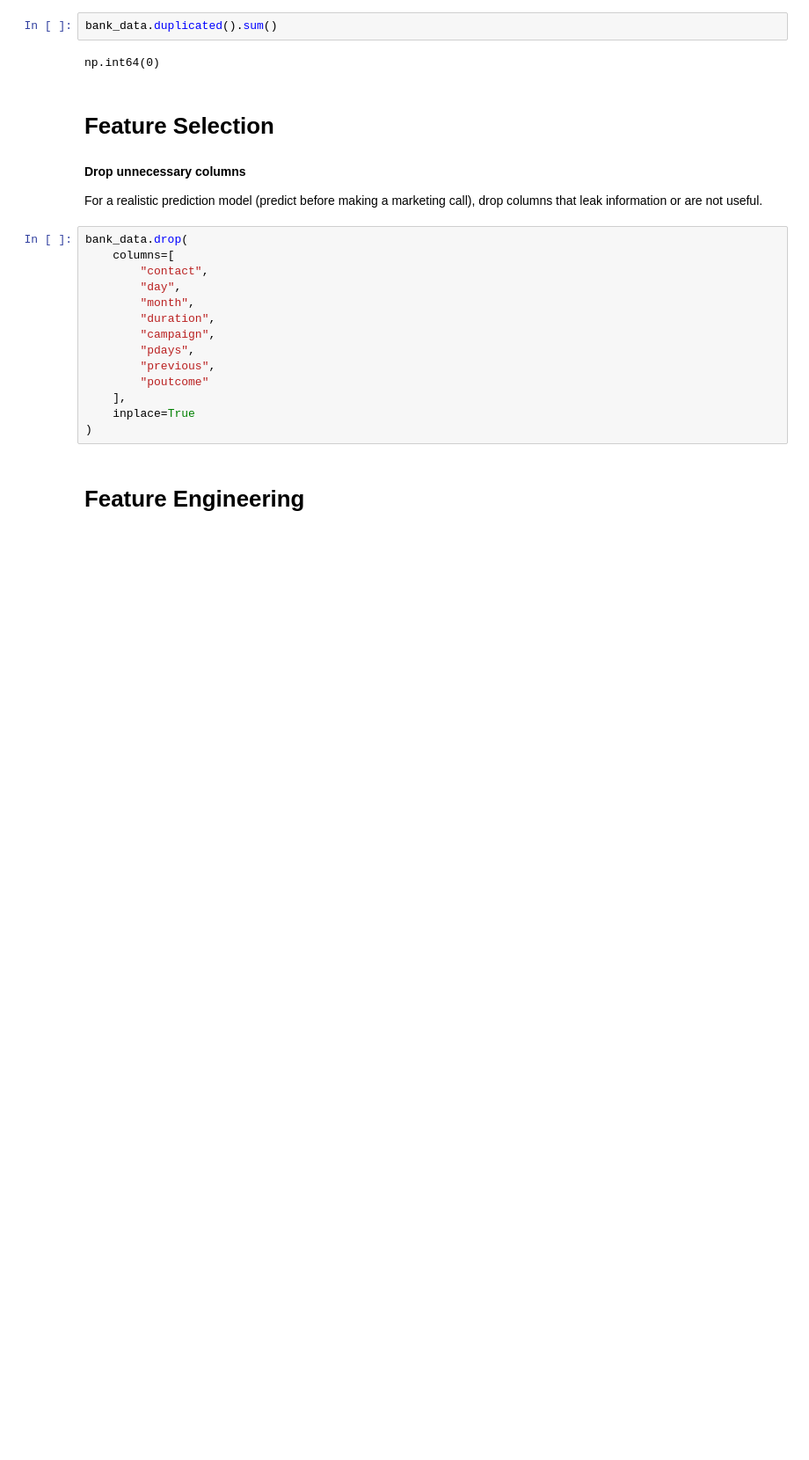
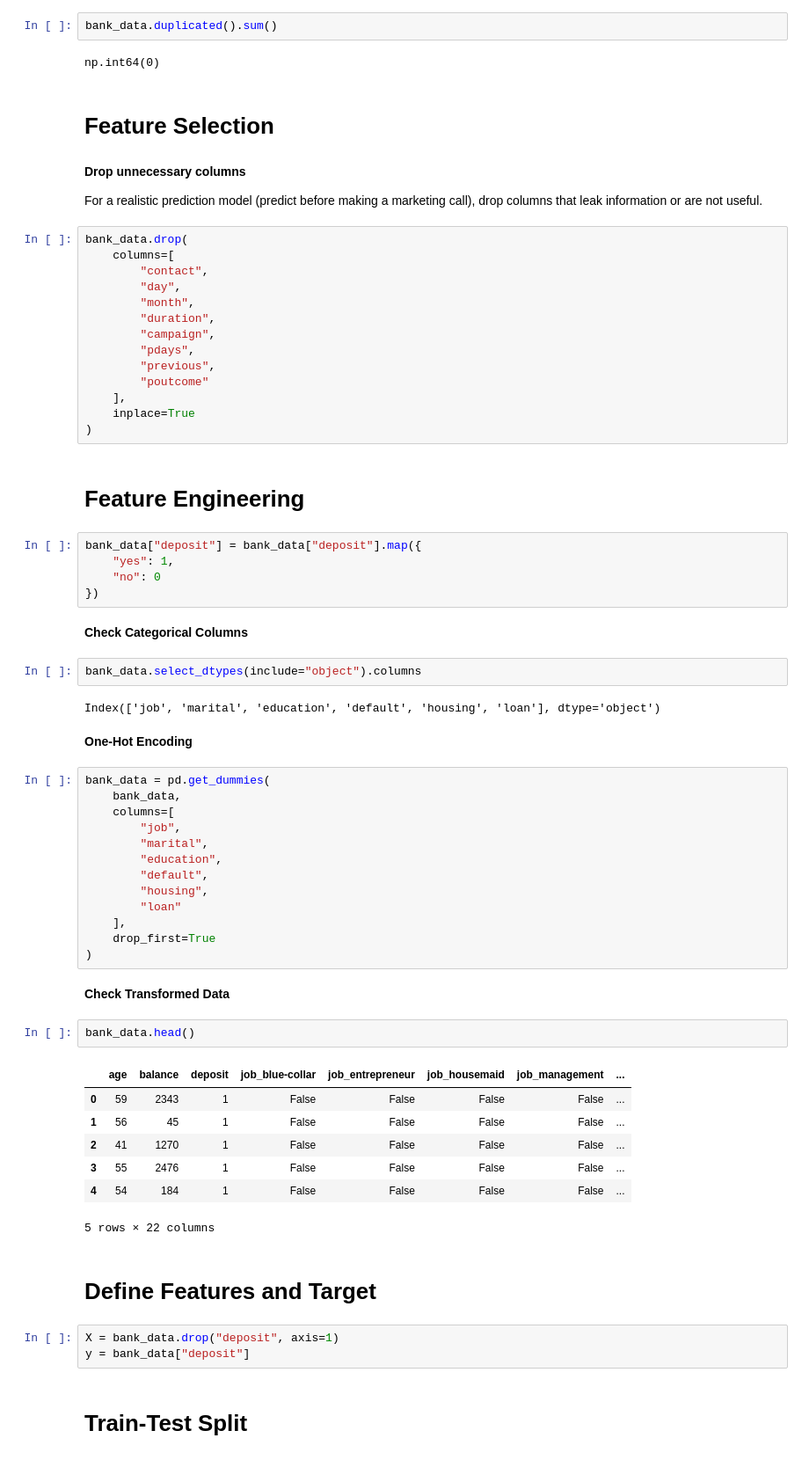
Before and after one commit to ajayspace-bit/Bank-Personal-Loan-Prediction, a Jupyter notebook: Bank Personal Deposit Prediction.ipynb, the cells around one changed output. Shown at 88% size. Drawn from its saved outputs; the diff is of its cells as text; blank space fills up the shorter version.

```diff
--- a/Bank Personal Deposit Prediction.ipynb
+++ b/Bank Personal Deposit Prediction.ipynb
@@ -393,3 +394,48 @@ bank_data.drop(
 )
 # %% [markdown]
 # Feature Engineering
+# %%
+bank_data["deposit"] = bank_data["deposit"].map({
+    "yes": 1,
+    "no": 0
+})
+# %% [markdown]
+**Check Categorical Columns**
+# %%
+bank_data.select_dtypes(include="object").columns
+# %% [output]
+Index(['job', 'marital', 'education', 'default', 'housing', 'loan'], dtype='object')
+# %% [markdown]
+**One-Hot Encoding**
+# %%
+bank_data = pd.get_dummies(
+    bank_data,
+    columns=[
+        "job",
+        "marital",
+        "education",
+        "default",
+        "housing",
+        "loan"
+    ],
+    drop_first=True
+)
+# %% [markdown]
+**Check Transformed Data**
+# %%
+bank_data.head()
+# %% [output]
+|  | age | balance | deposit | job_blue-collar | job_entrepreneur | job_housemaid | job_management | ... |
+| 0 | 59 | 2343 | 1 | False | False | False | False | ... |
+| 1 | 56 | 45 | 1 | False | False | False | False | ... |
+| 2 | 41 | 1270 | 1 | False | False | False | False | ... |
+| 3 | 55 | 2476 | 1 | False | False | False | False | ... |
+| 4 | 54 | 184 | 1 | False | False | False | False | ... |
+5 rows × 22 columns
+# %% [markdown]
+# Define Features and Target
+# %%
+X = bank_data.drop("deposit", axis=1)
+y = bank_data["deposit"]
+# %% [markdown]
+# Train-Test Split
```
Also changed, not shown: parts of 26 cells of this notebook, 2 other files.
